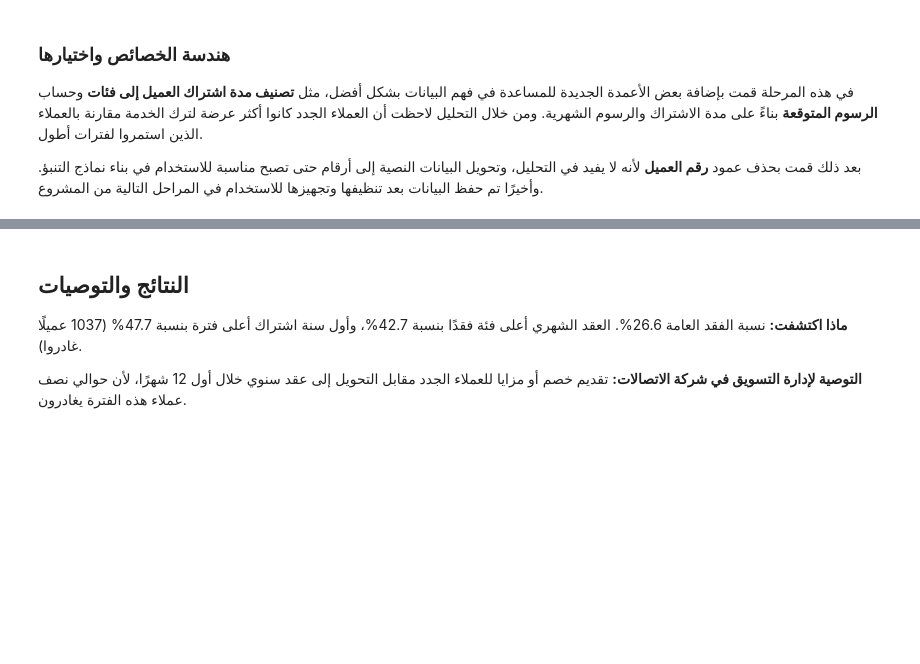
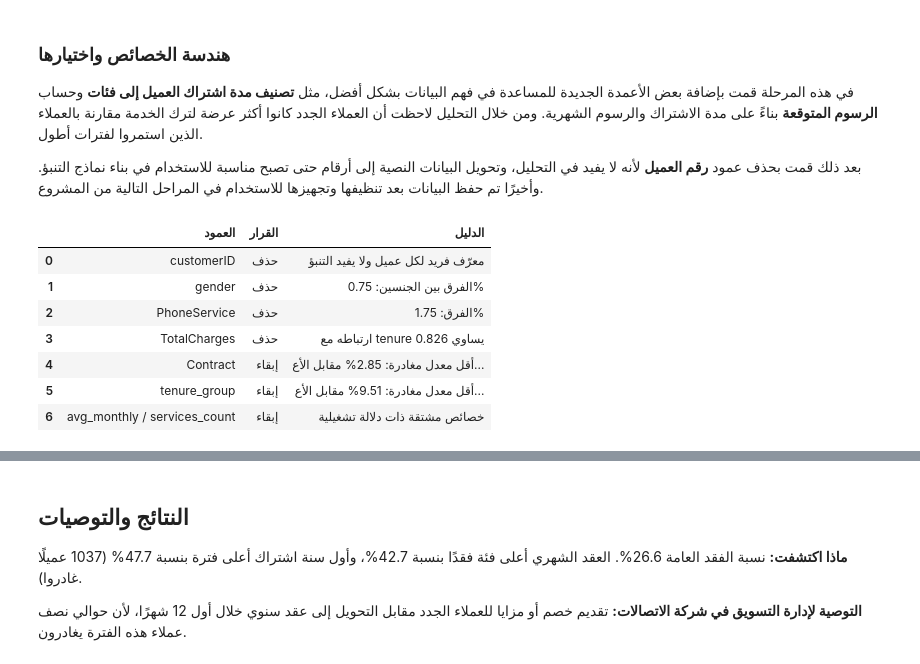
Before and after one commit to loudamn78-gif/thakaa-flow-training, a Jupyter notebook: week3/day17/day17.ipynb, the cells around one changed output, grey strips where cells are left out. Saved outputs shown, nothing was run; the diff lists cells and outputs as text; code cells hidden in the pictures; blank space fills up the shorter version.

```diff
--- a/week3/day17/day17.ipynb
+++ b/week3/day17/day17.ipynb
@@ -308,3 +308,35 @@ Saved telco_model_ready.csv with shape: (7032, 35)
 في هذه المرحلة قمت بإضافة بعض الأعمدة الجديدة للمساعدة في فهم البيانات بشكل أفضل، مثل **تصنيف مدة اشتراك العميل إلى فئات** وحساب **الرسوم المتوقعة** بناءً على مدة الاشتراك والرسوم الشهرية. ومن خلال التحليل لاحظت أن العملاء الجدد كانوا أكثر عرضة لترك الخدمة مقارنة بالعملاء الذين استمروا لفترات أطول.
 
 بعد ذلك قمت بحذف عمود **رقم العميل** لأنه لا يفيد في التحليل، وتحويل البيانات النصية إلى أرقام حتى تصبح مناسبة للاستخدام في بناء نماذج التنبؤ. وأخيرًا تم حفظ البيانات بعد تنظيفها وتجهيزها للاستخدام في المراحل التالية من المشروع.
+# %%
+def churn_rate(col):
+    return df.groupby(col, observed=False)["Churn"].apply(lambda s: (s == "Yes").mean() * 100)
+
+g = churn_rate("gender")
+p = churn_rate("PhoneService")
+c = churn_rate("Contract")
+t = churn_rate("tenure_group")
+
+total_num = pd.to_numeric(df["TotalCharges"], errors="coerce")
+corr_total_tenure = round(total_num.corr(df["tenure"]), 3)
+
+fs = pd.DataFrame([
+    ["customerID", "حذف", "معرّف فريد لكل عميل ولا يفيد التنبؤ"],
+    ["gender", "حذف", f"الفرق بين الجنسين: {abs(g.max() - g.min()):.2f}%"],
+    ["PhoneService", "حذف", f"الفرق: {abs(p.max() - p.min()):.2f}%"],
+    ["TotalCharges", "حذف", f"ارتباطه مع tenure يساوي {corr_total_tenure}"],
+    ["Contract", "إبقاء", f"أقل معدل مغادرة: {c.min():.2f}% مقابل الأعلى: {c.max():.2f}%"],
+    ["tenure_group", "إبقاء", f"أقل معدل مغادرة: {t.min():.2f}% مقابل الأعلى: {t.max():.2f}%"],
+    ["avg_monthly / services_count", "إبقاء", "خصائص مشتقة ذات دلالة تشغيلية"]
+], columns=["العمود", "القرار", "الدليل"])
+
+display(fs)
+# %% [output]
+|  | العمود | القرار | الدليل |
+| 0 | customerID | حذف | معرّف فريد لكل عميل ولا يفيد التنبؤ |
+| 1 | gender | حذف | الفرق بين الجنسين: 0.75% |
+| 2 | PhoneService | حذف | الفرق: 1.75% |
+| 3 | TotalCharges | حذف | ارتباطه مع tenure يساوي 0.826 |
+| 4 | Contract | إبقاء | أقل معدل مغادرة: 2.85% مقابل الأع... |
+| 5 | tenure_group | إبقاء | أقل معدل مغادرة: 9.51% مقابل الأع... |
+| 6 | avg_monthly / services_count | إبقاء | خصائص مشتقة ذات دلالة تشغيلية |
```
Also changed, not shown: parts of 2 cells of this notebook.
